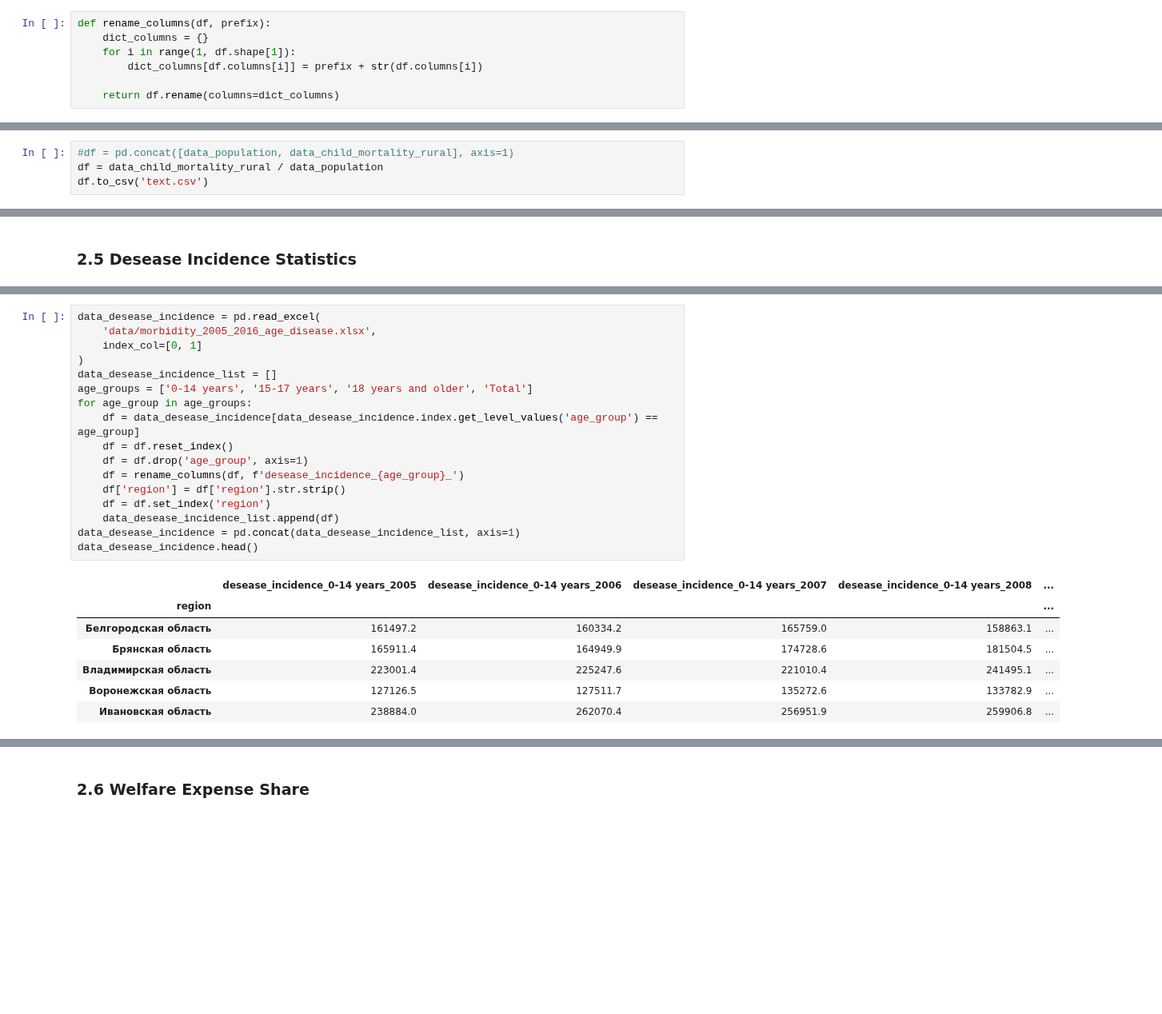
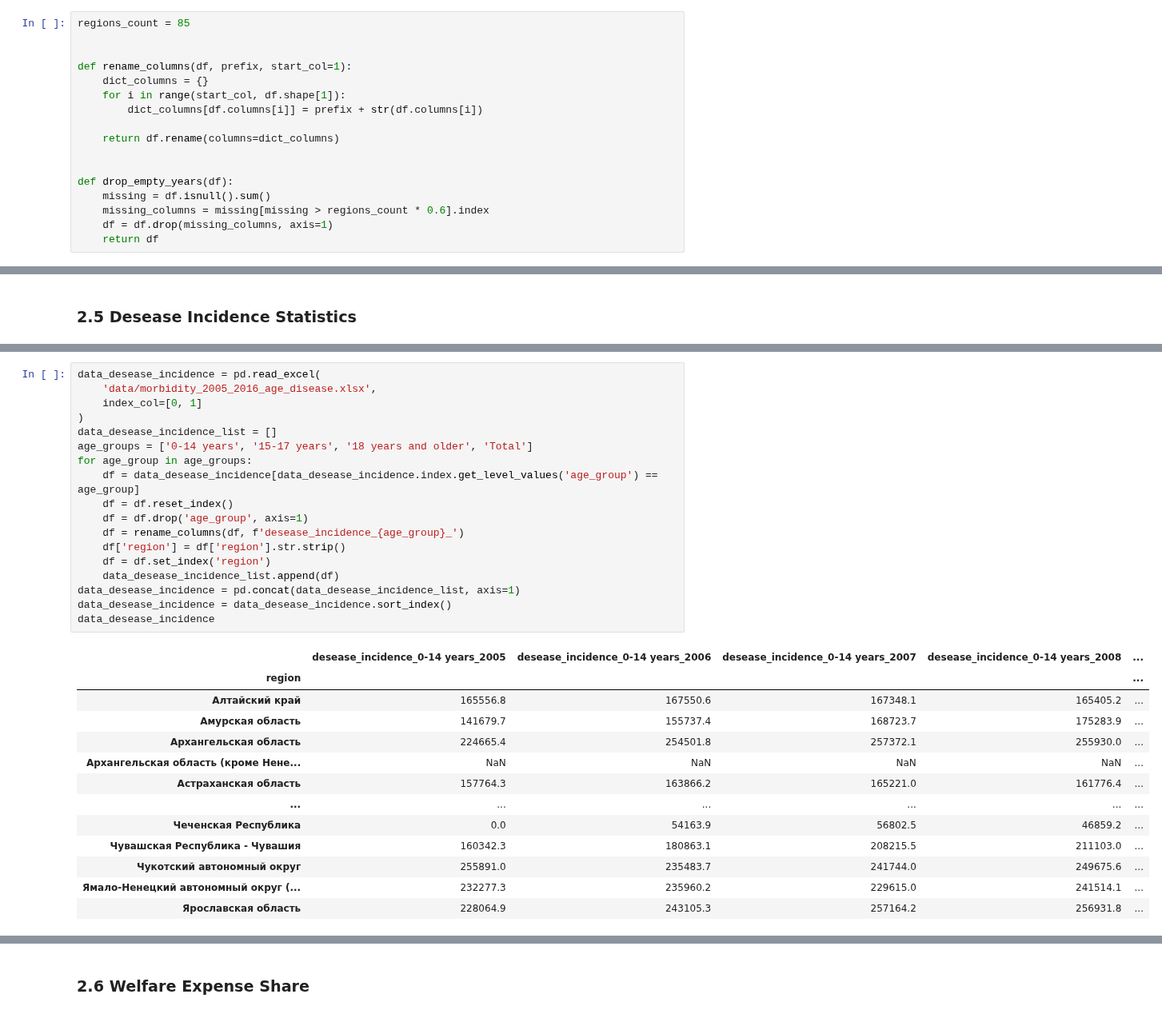
Before and after one commit to helios12/DataScienceProjects, a Jupyter notebook: projects/project-7-final/Project-7.Identification_of_vulnerable_population_groups.ipynb, the cells around one changed output, grey strips where cells are left out. Shown at 80% size. Cells and saved outputs as stored; diff of their text form; blank space fills up the shorter version.

```diff
--- a/projects/project-7-final/Project-7.Identification_of_vulnerable_population_groups.ipynb
+++ b/projects/project-7-final/Project-7.Identification_of_vulnerable_population_groups.ipynb
@@ -36,12 +38,22 @@ import pandas as pd
 # %% [markdown]
 #### 2.0.2 Define helper code
 # %%
-def rename_columns(df, prefix):
+regions_count = 85
+
+
+def rename_columns(df, prefix, start_col=1):
     dict_columns = {}
-    for i in range(1, df.shape[1]):
+    for i in range(start_col, df.shape[1]):
         dict_columns[df.columns[i]] = prefix + str(df.columns[i])
 
     return df.rename(columns=dict_columns)
+
+
+def drop_empty_years(df):
+    missing = df.isnull().sum()
+    missing_columns = missing[missing > regions_count * 0.6].index
+    df = df.drop(missing_columns, axis=1)
+    return df
 # %% [markdown]
 ### 2.1 Population data
 # %% [markdown]
@@ -84,4 +94,0 @@ data_child_mortality_rural.head()
-# %%
-#df = pd.concat([data_population, data_child_mortality_rural], axis=1)
-df = data_child_mortality_rural / data_population
-df.to_csv('text.csv')
@@ -149,25 +192,32 @@ Data source is loaded and then gets transformed to contain the desease incidence
 # %%
 data_desease_incidence = pd.read_excel(
     'data/morbidity_2005_2016_age_disease.xlsx',
     index_col=[0, 1]
 )
 data_desease_incidence_list = []
 age_groups = ['0-14 years', '15-17 years', '18 years and older', 'Total']
 for age_group in age_groups:
     df = data_desease_incidence[data_desease_incidence.index.get_level_values('age_group') == age_group]
     df = df.reset_index()
     df = df.drop('age_group', axis=1)
     df = rename_columns(df, f'desease_incidence_{age_group}_')
     df['region'] = df['region'].str.strip()
     df = df.set_index('region')
     data_desease_incidence_list.append(df)
 data_desease_incidence = pd.concat(data_desease_incidence_list, axis=1)
-data_desease_incidence.head()
+data_desease_incidence = data_desease_incidence.sort_index()
+data_desease_incidence
 # %% [output]
 |  | desease_incidence_0-14 years_2005 | desease_incidence_0-14 years_2006 | desease_incidence_0-14 years_2007 | desease_incidence_0-14 years_2008 | ... |
 | region |  |  |  |  | ... |
-| Белгородская область | 161497.2 | 160334.2 | 165759.0 | 158863.1 | ... |
-| Брянская область | 165911.4 | 164949.9 | 174728.6 | 181504.5 | ... |
-| Владимирская область | 223001.4 | 225247.6 | 221010.4 | 241495.1 | ... |
-| Воронежская область | 127126.5 | 127511.7 | 135272.6 | 133782.9 | ... |
-| Ивановская область | 238884.0 | 262070.4 | 256951.9 | 259906.8 | ... |
+| Алтайский край | 165556.8 | 167550.6 | 167348.1 | 165405.2 | ... |
+| Амурская область | 141679.7 | 155737.4 | 168723.7 | 175283.9 | ... |
+| Архангельская область | 224665.4 | 254501.8 | 257372.1 | 255930.0 | ... |
+| Архангельская область (кроме Нене... | NaN | NaN | NaN | NaN | ... |
+| Астраханская область | 157764.3 | 163866.2 | 165221.0 | 161776.4 | ... |
+| ... | ... | ... | ... | ... | ... |
+| Чеченская Республика | 0.0 | 54163.9 | 56802.5 | 46859.2 | ... |
+| Чувашская Республика - Чувашия | 160342.3 | 180863.1 | 208215.5 | 211103.0 | ... |
+| Чукотский автономный округ | 255891.0 | 235483.7 | 241744.0 | 249675.6 | ... |
+| Ямало-Ненецкий автономный округ (... | 232277.3 | 235960.2 | 229615.0 | 241514.1 | ... |
+| Ярославская область | 228064.9 | 243105.3 | 257164.2 | 256931.8 | ... |
```
Also changed, not shown: parts of 17 cells of this notebook.
